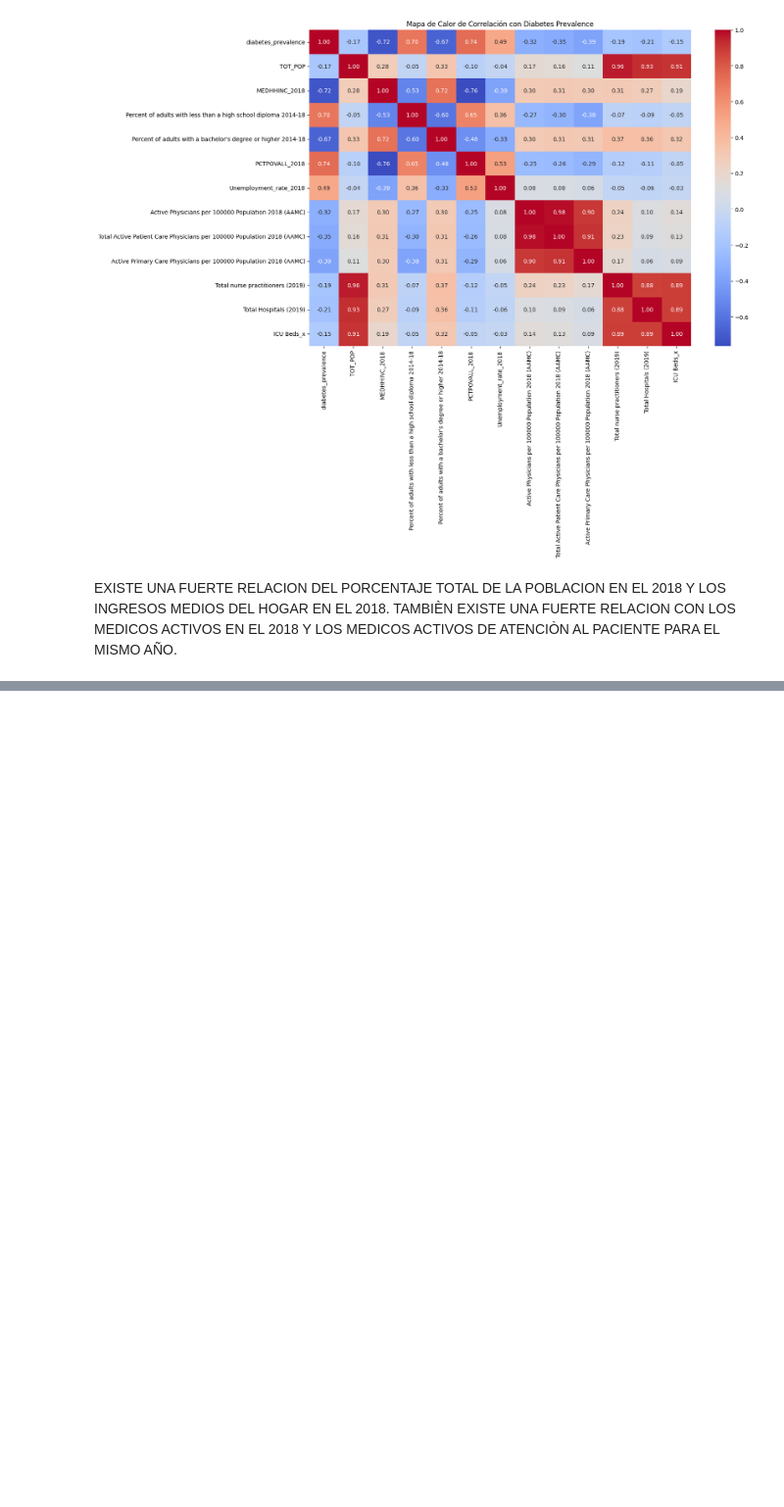
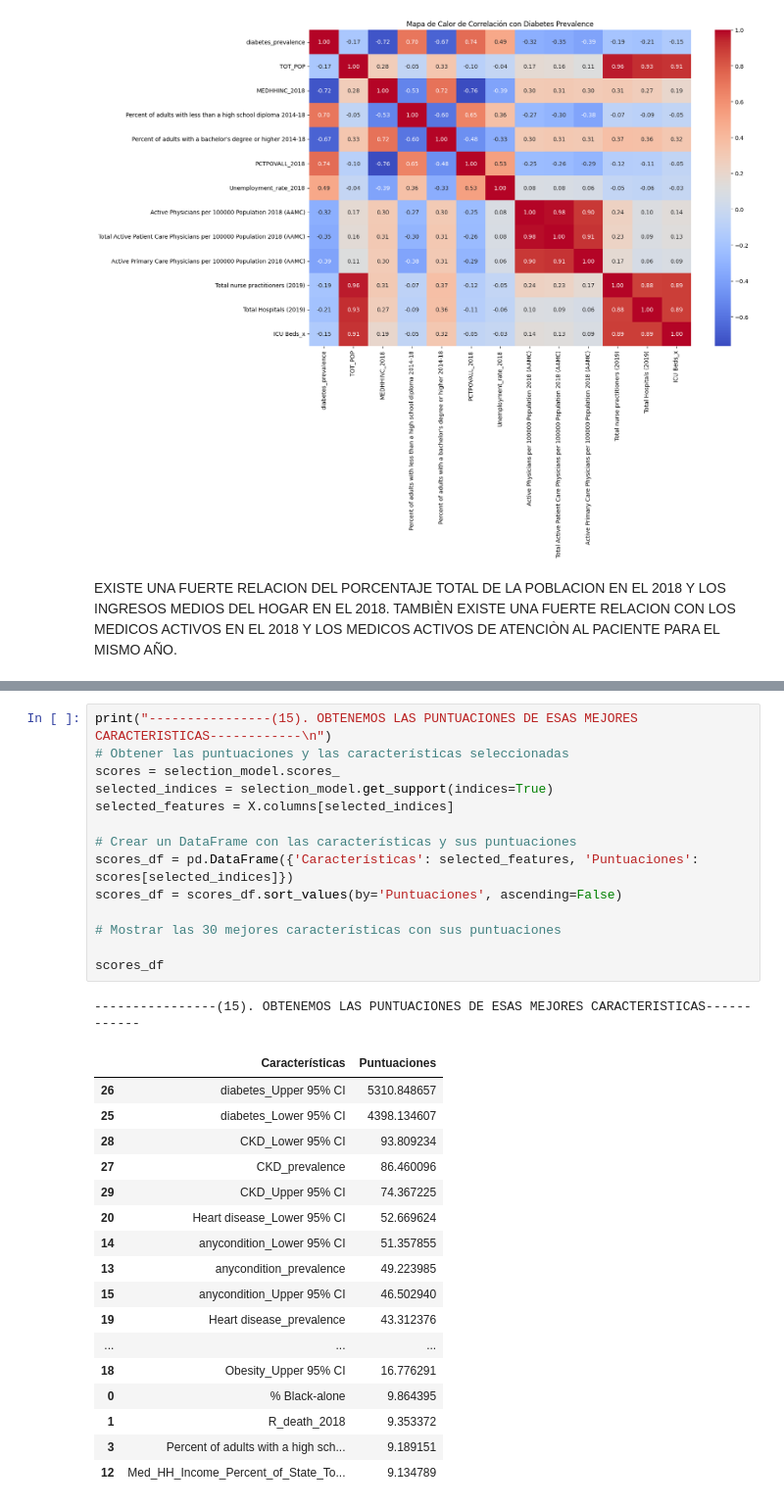
Before and after one commit to 4GeeksAcademy/Proyecto-regresion-lineal-regularizada-Jorge3127, a Jupyter notebook: src/explore.ipynb, the cells around one changed output, grey strips where cells are left out. Shown at 98% size. Saved outputs shown, nothing was run; the diff lists cells and outputs as text; blank space fills up the shorter version.

```diff
--- a/src/explore.ipynb
+++ b/src/explore.ipynb
@@ -413 +493,34 @@ Index(['anycondition_prevalence', 'anycondition_Lower 95% CI',
+# %%
+print("----------------(15). OBTENEMOS LAS PUNTUACIONES DE ESAS MEJORES CARACTERISTICAS------------\n")
+# Obtener las puntuaciones y las características seleccionadas
+scores = selection_model.scores_
+selected_indices = selection_model.get_support(indices=True)
+selected_features = X.columns[selected_indices]
+
+# Crear un DataFrame con las características y sus puntuaciones
+scores_df = pd.DataFrame({'Características': selected_features, 'Puntuaciones': scores[selected_indices]})
+scores_df = scores_df.sort_values(by='Puntuaciones', ascending=False)
+
+# Mostrar las 30 mejores características con sus puntuaciones
+
+scores_df
+# %% [output]
+----------------(15). OBTENEMOS LAS PUNTUACIONES DE ESAS MEJORES CARACTERISTICAS------------
+|  | Características | Puntuaciones |
+| 26 | diabetes_Upper 95% CI | 5310.848657 |
+| 25 | diabetes_Lower 95% CI | 4398.134607 |
+| 28 | CKD_Lower 95% CI | 93.809234 |
+| 27 | CKD_prevalence | 86.460096 |
+| 29 | CKD_Upper 95% CI | 74.367225 |
+| 20 | Heart disease_Lower 95% CI | 52.669624 |
+| 14 | anycondition_Lower 95% CI | 51.357855 |
+| 13 | anycondition_prevalence | 49.223985 |
+| 15 | anycondition_Upper 95% CI | 46.502940 |
+| 19 | Heart disease_prevalence | 43.312376 |
+| ... | ... | ... |
+| 18 | Obesity_Upper 95% CI | 16.776291 |
+| 0 | % Black-alone | 9.864395 |
+| 1 | R_death_2018 | 9.353372 |
+| 3 | Percent of adults with a high sch... | 9.189151 |
+| 12 | Med_HH_Income_Percent_of_State_To... | 9.134789 |
 # %%
```
Also changed, not shown: parts of 31 cells of this notebook.
